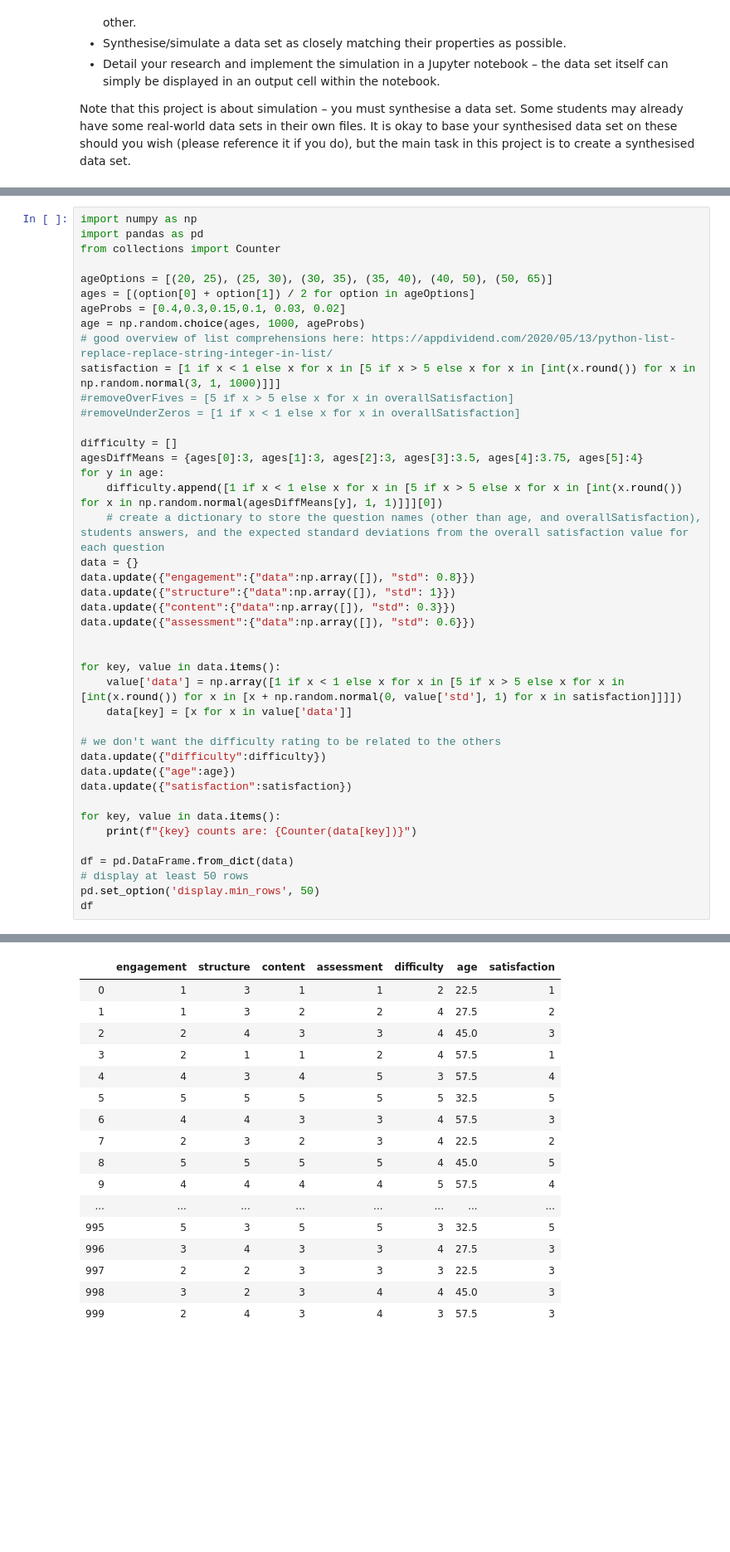
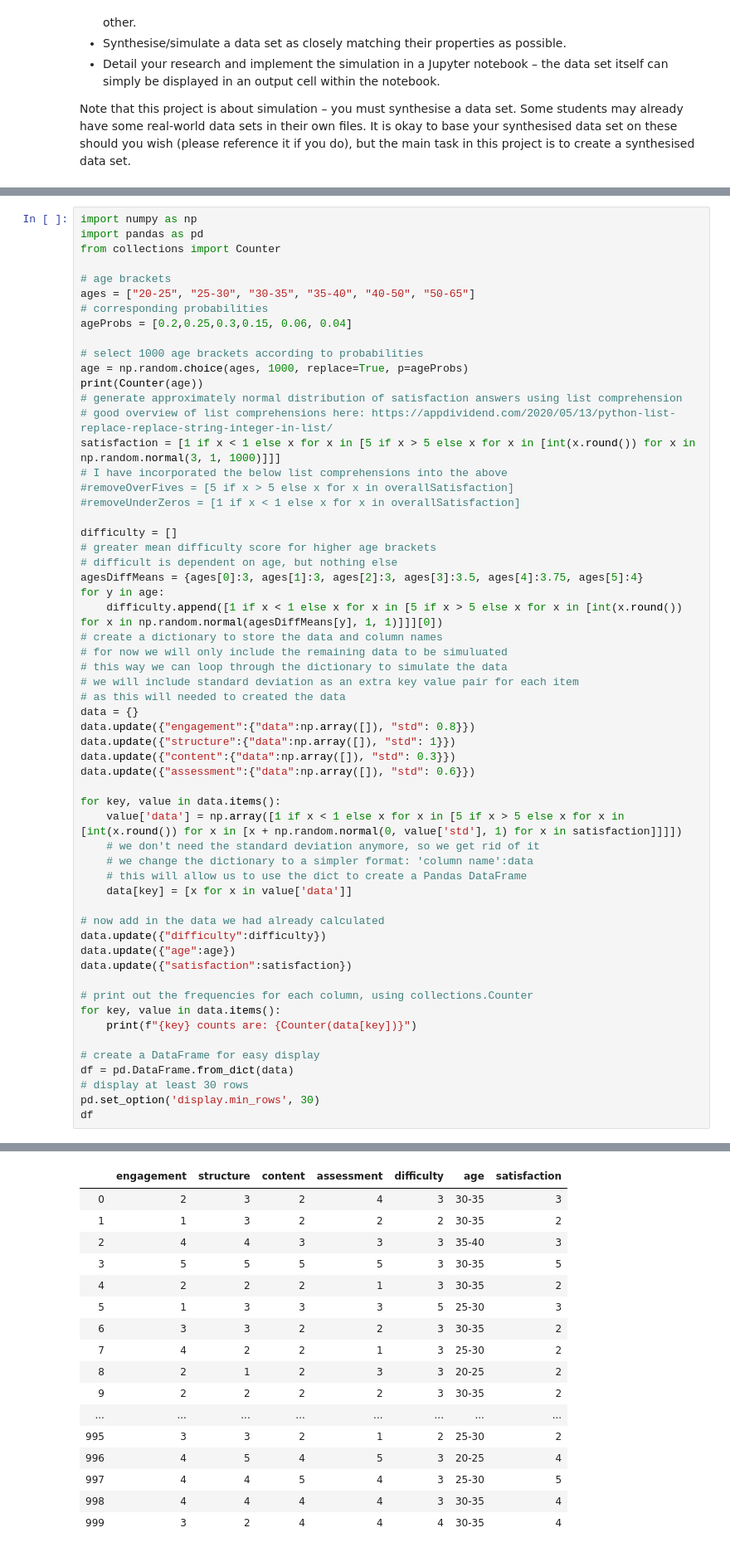
Before and after one commit to ashleycampion/GMIT_Programming_for_data_analysis_Assignment, a Jupyter notebook: Programming for Data Analytics Project.ipynb, the cells around one changed output, grey strips where cells are left out. Shown: that part at 83% size. Cells and saved outputs as stored; diff of their text form; blank space fills up the shorter version.

```diff
--- a/Programming for Data Analytics Project.ipynb
+++ b/Programming for Data Analytics Project.ipynb
@@ -48,41 +61,57 @@ import numpy as np
 import pandas as pd
 from collections import Counter
 
-ageOptions = [(20, 25), (25, 30), (30, 35), (35, 40), (40, 50), (50, 65)]
-ages = [(option[0] + option[1]) / 2 for option in ageOptions]
-ageProbs = [0.4,0.3,0.15,0.1, 0.03, 0.02]
-age = np.random.choice(ages, 1000, ageProbs)
+# age brackets
+ages = ["20-25", "25-30", "30-35", "35-40", "40-50", "50-65"]
+# corresponding probabilities
+ageProbs = [0.2,0.25,0.3,0.15, 0.06, 0.04]
+
+# select 1000 age brackets according to probabilities
+age = np.random.choice(ages, 1000, replace=True, p=ageProbs)
+print(Counter(age))
+# generate approximately normal distribution of satisfaction answers using list comprehension
 # good overview of list comprehensions here: https://appdividend.com/2020/05/13/python-list-replace-replace-string-integer-in-list/
 satisfaction = [1 if x < 1 else x for x in [5 if x > 5 else x for x in [int(x.round()) for x in np.random.normal(3, 1, 1000)]]]
+# I have incorporated the below list comprehensions into the above
 #removeOverFives = [5 if x > 5 else x for x in overallSatisfaction]
 #removeUnderZeros = [1 if x < 1 else x for x in overallSatisfaction]
 
 difficulty = []
+# greater mean difficulty score for higher age brackets
+# difficult is dependent on age, but nothing else
 agesDiffMeans = {ages[0]:3, ages[1]:3, ages[2]:3, ages[3]:3.5, ages[4]:3.75, ages[5]:4}
 for y in age:
     difficulty.append([1 if x < 1 else x for x in [5 if x > 5 else x for x in [int(x.round()) for x in np.random.normal(agesDiffMeans[y], 1, 1)]]][0])
-    # create a dictionary to store the question names (other than age, and overallSatisfaction), students answers, and the expected standard deviations from the overall satisfaction value for each question
+# create a dictionary to store the data and column names
+# for now we will only include the remaining data to be simuluated
+# this way we can loop through the dictionary to simulate the data
+# we will include standard deviation as an extra key value pair for each item
+# as this will needed to created the data
 data = {}
 data.update({"engagement":{"data":np.array([]), "std": 0.8}})
 data.update({"structure":{"data":np.array([]), "std": 1}})
 data.update({"content":{"data":np.array([]), "std": 0.3}})
 data.update({"assessment":{"data":np.array([]), "std": 0.6}})
 
-
 for key, value in data.items():
     value['data'] = np.array([1 if x < 1 else x for x in [5 if x > 5 else x for x in [int(x.round()) for x in [x + np.random.normal(0, value['std'], 1) for x in satisfaction]]]])
+    # we don't need the standard deviation anymore, so we get rid of it
+    # we change the dictionary to a simpler format: 'column name':data
+    # this will allow us to use the dict to create a Pandas DataFrame
     data[key] = [x for x in value['data']]
 
-# we don't want the difficulty rating to be related to the others
+# now add in the data we had already calculated
 data.update({"difficulty":difficulty})
 data.update({"age":age})
 data.update({"satisfaction":satisfaction})
 
+# print out the frequencies for each column, using collections.Counter
 for key, value in data.items():
     print(f"{key} counts are: {Counter(data[key])}")
 
+# create a DataFrame for easy display
 df = pd.DataFrame.from_dict(data)
-# display at least 50 rows
-pd.set_option('display.min_rows', 50)
+# display at least 30 rows
+pd.set_option('display.min_rows', 30)
 df
 # %% [output]
@@ -96,18 +126,18 @@ satisfaction counts are: Counter({3: 390, 2: 243, 4: 224, 1: 74, 5: 69})
 |  | engagement | structure | content | assessment | difficulty | age | satisfaction |
-| 0 | 1 | 3 | 1 | 1 | 2 | 22.5 | 1 |
-| 1 | 1 | 3 | 2 | 2 | 4 | 27.5 | 2 |
-| 2 | 2 | 4 | 3 | 3 | 4 | 45.0 | 3 |
-| 3 | 2 | 1 | 1 | 2 | 4 | 57.5 | 1 |
-| 4 | 4 | 3 | 4 | 5 | 3 | 57.5 | 4 |
-| 5 | 5 | 5 | 5 | 5 | 5 | 32.5 | 5 |
-| 6 | 4 | 4 | 3 | 3 | 4 | 57.5 | 3 |
-| 7 | 2 | 3 | 2 | 3 | 4 | 22.5 | 2 |
-| 8 | 5 | 5 | 5 | 5 | 4 | 45.0 | 5 |
-| 9 | 4 | 4 | 4 | 4 | 5 | 57.5 | 4 |
+| 0 | 2 | 3 | 2 | 4 | 3 | 30-35 | 3 |
+| 1 | 1 | 3 | 2 | 2 | 2 | 30-35 | 2 |
+| 2 | 4 | 4 | 3 | 3 | 3 | 35-40 | 3 |
+| 3 | 5 | 5 | 5 | 5 | 3 | 30-35 | 5 |
+| 4 | 2 | 2 | 2 | 1 | 3 | 30-35 | 2 |
+| 5 | 1 | 3 | 3 | 3 | 5 | 25-30 | 3 |
+| 6 | 3 | 3 | 2 | 2 | 3 | 30-35 | 2 |
+| 7 | 4 | 2 | 2 | 1 | 3 | 25-30 | 2 |
+| 8 | 2 | 1 | 2 | 3 | 3 | 20-25 | 2 |
+| 9 | 2 | 2 | 2 | 2 | 3 | 30-35 | 2 |
 | ... | ... | ... | ... | ... | ... | ... | ... |
-| 995 | 5 | 3 | 5 | 5 | 3 | 32.5 | 5 |
-| 996 | 3 | 4 | 3 | 3 | 4 | 27.5 | 3 |
-| 997 | 2 | 2 | 3 | 3 | 3 | 22.5 | 3 |
-| 998 | 3 | 2 | 3 | 4 | 4 | 45.0 | 3 |
-| 999 | 2 | 4 | 3 | 4 | 3 | 57.5 | 3 |
+| 995 | 3 | 3 | 2 | 1 | 2 | 25-30 | 2 |
+| 996 | 4 | 5 | 4 | 5 | 3 | 20-25 | 4 |
+| 997 | 4 | 4 | 5 | 4 | 3 | 25-30 | 5 |
+| 998 | 4 | 4 | 4 | 4 | 3 | 30-35 | 4 |
+| 999 | 3 | 2 | 4 | 4 | 4 | 30-35 | 4 |
 1000 rows × 7 columns
```
Also changed, not shown: parts of 5 cells of this notebook.
